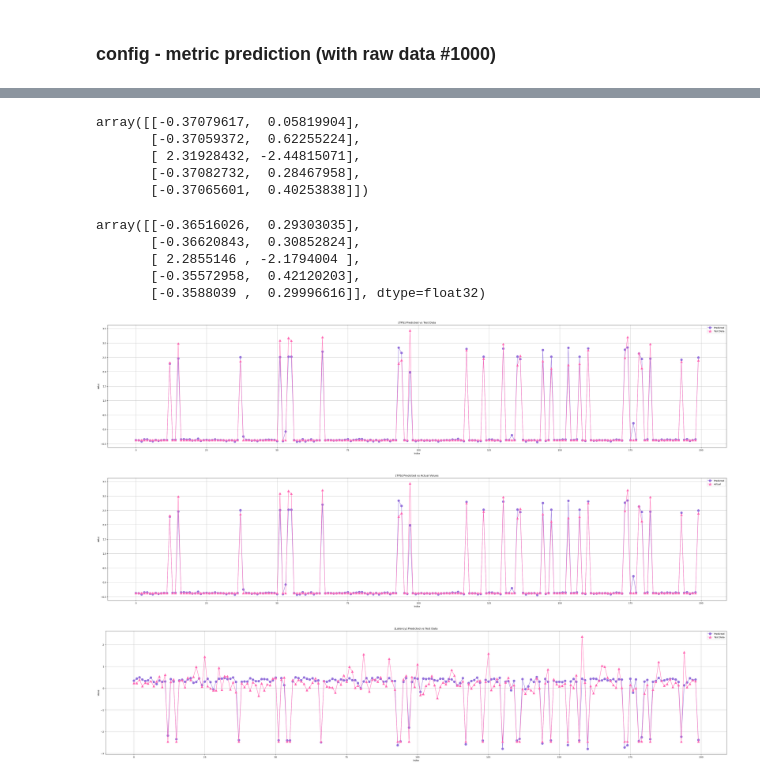
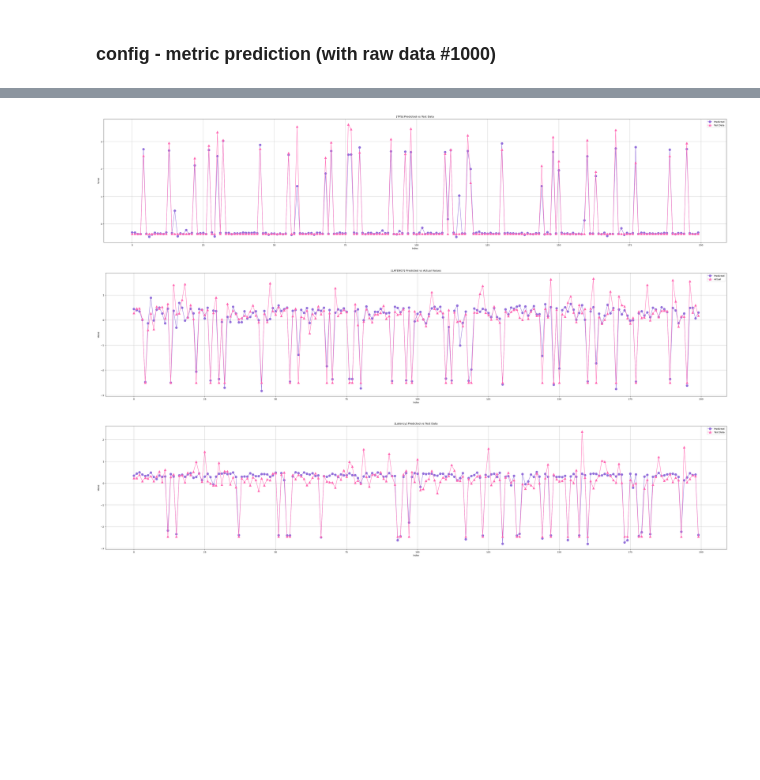
Before and after one commit to addb-swstarlab/DATATune, a Jupyter notebook: TADA.ipynb, the cells around one changed output, grey strips where cells are left out. Saved outputs shown, nothing was run; the diff lists cells and outputs as text; code cells hidden in the pictures; blank space fills up the shorter version.

Commit message:
prediction model's acc

```diff
--- a/TADA.ipynb
+++ b/TADA.ipynb
@@ -274,30 +215,9 @@ Column 1 R2 Score: 0.8507653593038306
-# %%
-scaled_y_test[10:15]
-# %% [output]
-array([[-0.37079617,  0.05819904],
-       [-0.37059372,  0.62255224],
-       [ 2.31928432, -2.44815071],
-       [-0.37082732,  0.28467958],
-       [-0.37065601,  0.40253838]])
-# %%
-predictions[10:15]
-# %% [output]
-array([[-0.36516026,  0.29303035],
-       [-0.36620843,  0.30852824],
-       [ 2.2855146 , -2.1794004 ],
-       [-0.35572958,  0.42120203],
-       [-0.3588039 ,  0.29996616]], dtype=float32)
 # %%
 import matplotlib.pyplot as plt
 
-# 예측값과 실제 값 추출
-predicted_values = predictions
-actual_values = scaled_y_test
-
-# 그래프 그리기
 plt.figure(figsize=(50, 10))
-plt.plot(predicted_values[:,0], label='Predicted', marker='o',markersize=10, color='mediumpurple')
-plt.plot(actual_values[:,0], label='Test Data', marker='^',markersize=10, color='hotpink')
+plt.plot(predictions[:,0], label='Predicted', marker='o',markersize=10, color='mediumpurple')
+plt.plot(scaled_y_test[:,0], label='Test Data', marker='^',markersize=10, color='hotpink')
 plt.xlabel('Index')
 plt.ylabel('Value')
 plt.title('[TPS] Predicted vs Test Data')
@@ -305,26 +225,21 @@ plt.legend()
 plt.grid(True)
 plt.show()
 # %% [output]
-[figure, old version]
+[figure, new version]
 # %%
 import matplotlib.pyplot as plt
 
-# 예측값과 실제 값 추출
-predicted_values = predictions
-actual_values = scaled_y_test
-
-# 그래프 그리기
 plt.figure(figsize=(50, 10))
-plt.plot(predicted_values[:,0], label='Predicted', marker='o',markersize=10, color='mediumpurple')
-plt.plot(actual_values[:,0], label='Actual', marker='^',markersize=10, color='hotpink')
+plt.plot(predictions[:,1], label='Predicted', marker='o',markersize=10, color='mediumpurple')
+plt.plot(scaled_y_test[:,1], label='Actual', marker='^',markersize=10, color='hotpink')
 plt.xlabel('Index')
 plt.ylabel('Value')
-plt.title('[TPS] Predicted vs Actual Values')
+plt.title('[LATENCY] Predicted vs Actual Values')
 plt.legend()
 plt.grid(True)
 plt.show()
 # %% [output]
-[figure, old version]
+[figure, new version]
 # %%
 import matplotlib.pyplot as plt
 
```
Also changed, not shown: parts of 3 cells of this notebook.
